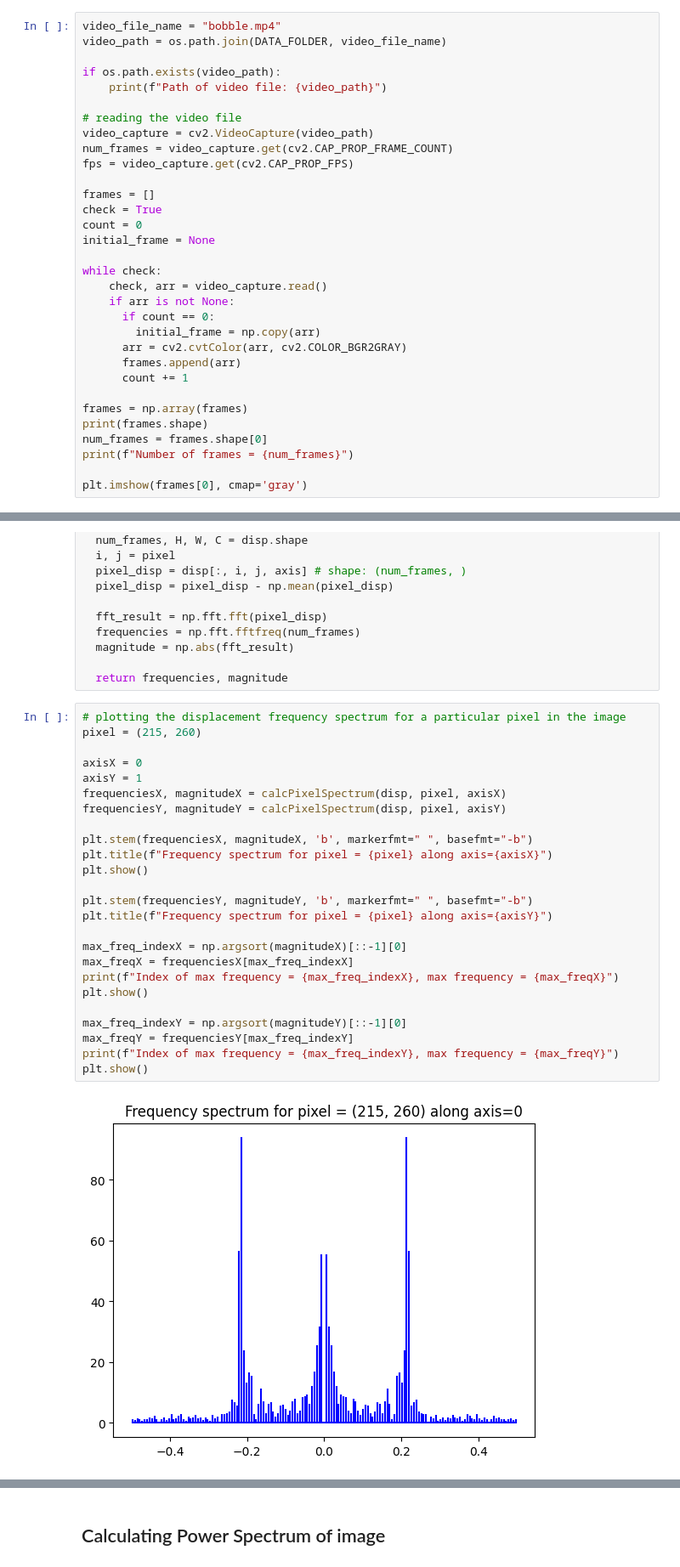
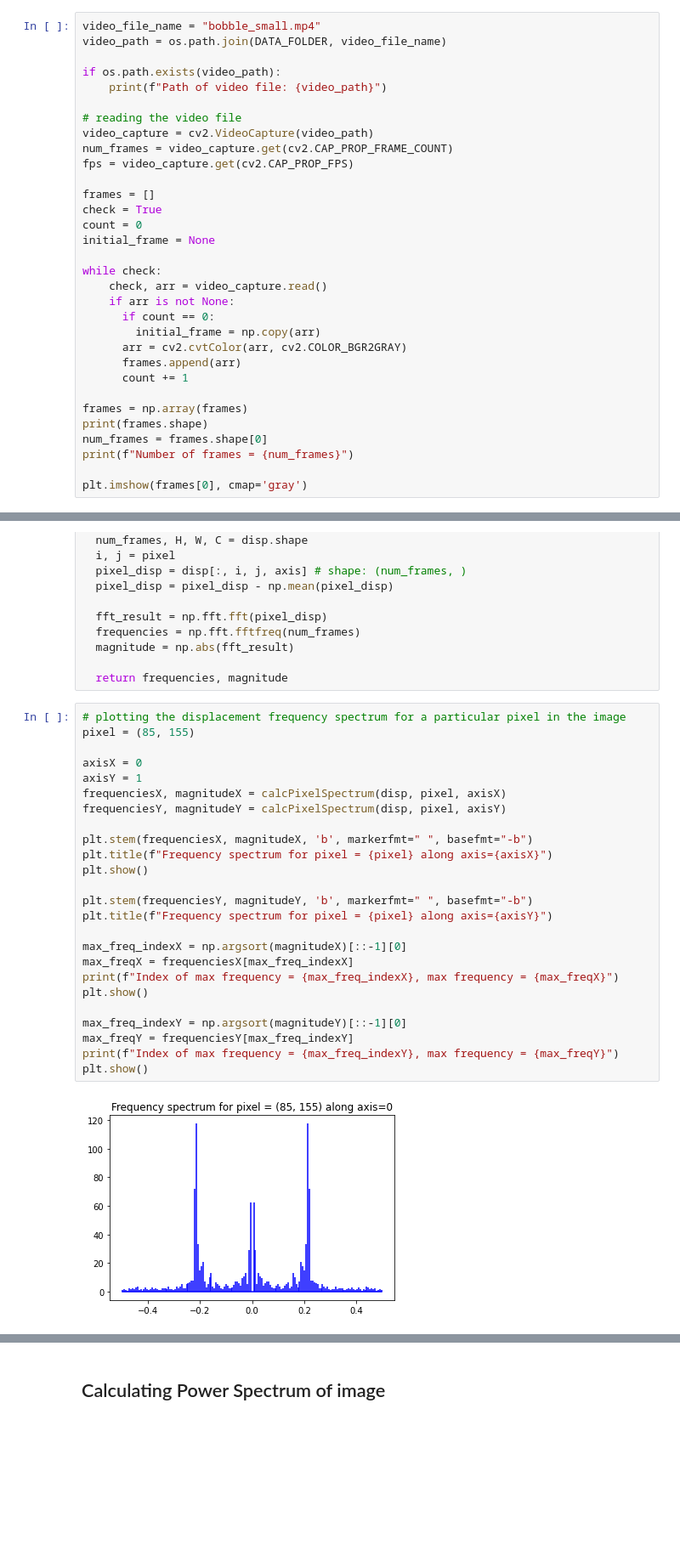
Before and after one commit to akshatsanghvi211103/DIP_Project, a Jupyter notebook: modal_analysis.ipynb, the cells around one changed output, grey strips where cells are left out. Shown: that part at 85% size. Cells and saved outputs as stored; diff of their text form; blank space fills up the shorter version.

```diff
--- a/modal_analysis.ipynb
+++ b/modal_analysis.ipynb
@@ -31,7 +31,7 @@ def saveFramesToVideo(frames, savepath, fps=1):
   print(f"Saving video to {savepath}")
   video.release()
 # %%
-video_file_name = "bobble.mp4"
+video_file_name = "bobble_small.mp4"
 video_path = os.path.join(DATA_FOLDER, video_file_name)
 
 if os.path.exists(video_path):
@@ -194,28 +194,28 @@ def calcPixelSpectrum(disp, pixel, axis=0):
   return frequencies, magnitude
 # %%
 # plotting the displacement frequency spectrum for a particular pixel in the image
-pixel = (215, 260)
+pixel = (85, 155)
 
 axisX = 0
 axisY = 1
 frequenciesX, magnitudeX = calcPixelSpectrum(disp, pixel, axisX)
 frequenciesY, magnitudeY = calcPixelSpectrum(disp, pixel, axisY)
 
 plt.stem(frequenciesX, magnitudeX, 'b', markerfmt=" ", basefmt="-b")
 plt.title(f"Frequency spectrum for pixel = {pixel} along axis={axisX}")
 plt.show()
 
 plt.stem(frequenciesY, magnitudeY, 'b', markerfmt=" ", basefmt="-b")
 plt.title(f"Frequency spectrum for pixel = {pixel} along axis={axisY}")
 
 max_freq_indexX = np.argsort(magnitudeX)[::-1][0]
 max_freqX = frequenciesX[max_freq_indexX]
 print(f"Index of max frequency = {max_freq_indexX}, max frequency = {max_freqX}")
 plt.show()
 
 max_freq_indexY = np.argsort(magnitudeY)[::-1][0]
 max_freqY = frequenciesY[max_freq_indexY]
 print(f"Index of max frequency = {max_freq_indexY}, max frequency = {max_freqY}")
 plt.show()
 # %% [output]
-[figure, old version]
+[figure, new version]
```
Also changed, not shown: parts of 17 cells of this notebook, 3 other files.
